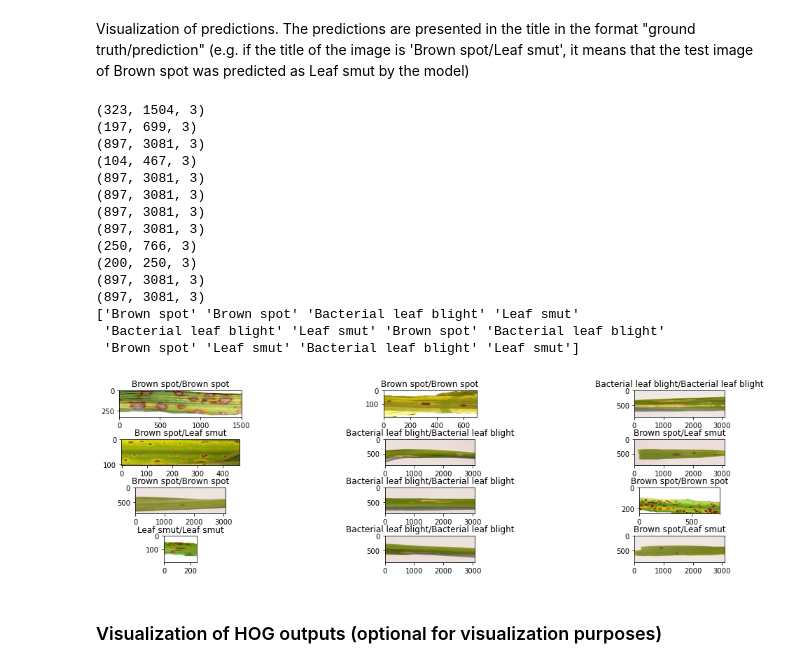
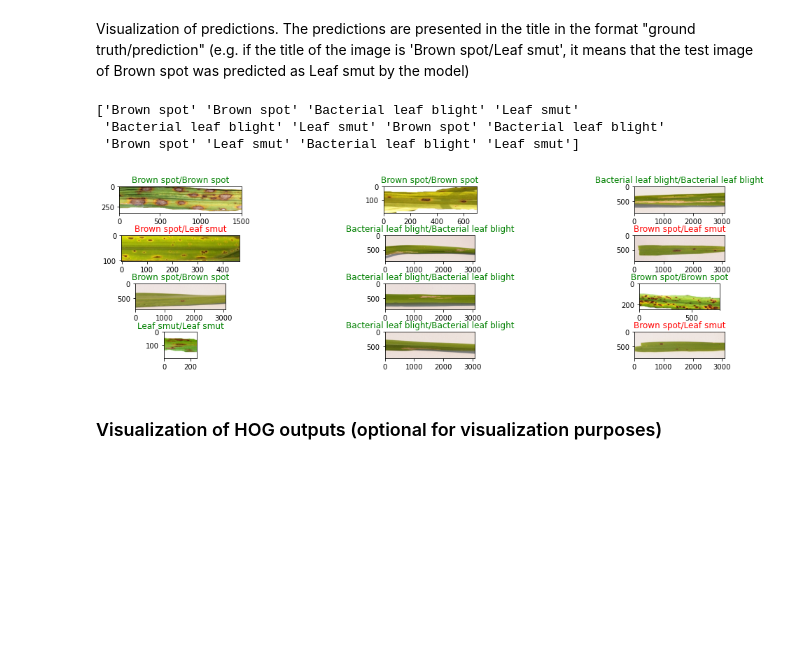
Before and after one commit to JmePRE/disChord, a Jupyter notebook: Assignment 3/Assignment_3 - HOG cleaned.ipynb, the cells around one changed output. Cells and saved outputs as stored; diff of their text form; code cells hidden in the pictures; blank space fills up the shorter version.

```diff
--- a/Assignment 3/Assignment_3 - HOG cleaned.ipynb
+++ b/Assignment 3/Assignment_3 - HOG cleaned.ipynb
@@ -203,32 +203,24 @@ Visualization of predictions. The predictions are presented in the title in the
 # %%
 fig, axes = plt.subplots(4, 3)
 fig.set_size_inches(15,4)
 fig.tight_layout()
 
 for i in range(4):
     for j in range(3):
         # axes[i].axis('off')
-        print(X_test[i*3+j].shape)
+        #print(X_test[i*3+j].shape)
         axes[i][j].imshow(X_test[i*3+j], cmap='Greys')
         axes[i][j].set_title(str(y_test[i*3+j])+"/"+str(y_test0[i*3+j]))
+        if (str(y_test[i*3+j]) == str(y_test0[i*3+j])):
+            axes[i][j].title.set_color('green')
+        else:
+            axes[i][j].title.set_color('red')
 print(y_test0)
 # %% [output]
-(323, 1504, 3)
-(197, 699, 3)
-(897, 3081, 3)
-(104, 467, 3)
-(897, 3081, 3)
-(897, 3081, 3)
-(897, 3081, 3)
-(897, 3081, 3)
-(250, 766, 3)
-(200, 250, 3)
-(897, 3081, 3)
-(897, 3081, 3)
 ['Brown spot' 'Brown spot' 'Bacterial leaf blight' 'Leaf smut'
  'Bacterial leaf blight' 'Leaf smut' 'Brown spot' 'Bacterial leaf blight'
  'Brown spot' 'Leaf smut' 'Bacterial leaf blight' 'Leaf smut']
-[figure, old version]
+[figure, new version]
 # %% [markdown]
 ### Visualization of HOG outputs (optional for visualization purposes)
 # %%
```
